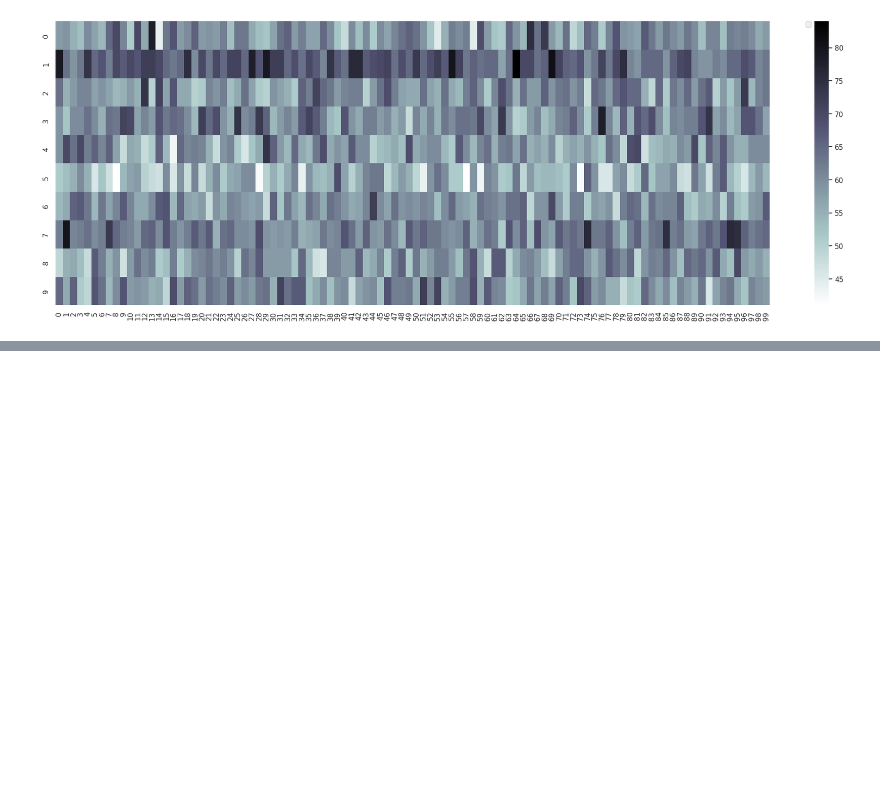
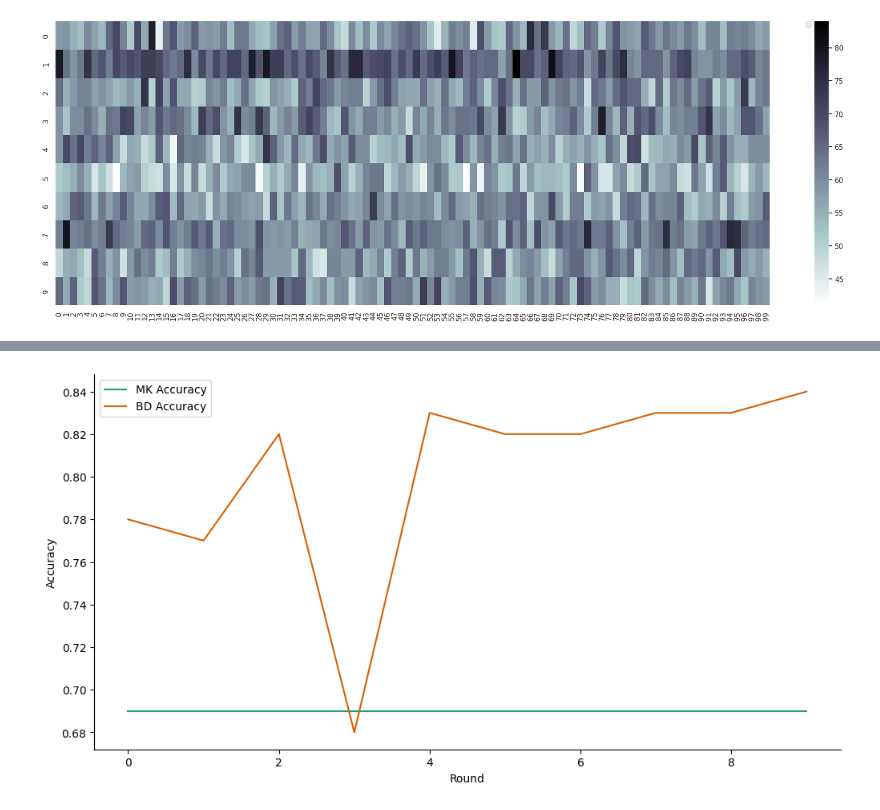
Before and after one commit to andrasfe/decfed, a Jupyter notebook: federated-learning-v1-2.ipynb, the cells around one changed output, grey strips where cells are left out. Cells and saved outputs as stored; diff of their text form; code cells hidden in the pictures; blank space fills up the shorter version.

Commit message:
added plots to notebook

```diff
--- a/federated-learning-v1-2.ipynb
+++ b/federated-learning-v1-2.ipynb
@@ -1046,0 +1080,5 @@ noniid_df
+# %%
+scores = []
+for data in run_logs:
+  round_data = calculate_metrics_from_json(data)
+  scores.append(round_data)
@@ -1046,0 +1103,5 @@ noniid_df
+# %%
+from pandas import DataFrame
+df = DataFrame(scores, columns=['round', 'accuracy1', 'precision1', 'recall1', 'f1_score1', 'accuracy2', 'precision2', 'recall2', 'f1_score2'])
+df = df[:10]
+df
@@ -1046,0 +1120,29 @@ noniid_df
+# %%
+def _plot_series(series, series_name, series_index, series1_key, series2_key, algos):
+    from matplotlib import pyplot as plt
+    import seaborn as sns
+    palette = list(sns.color_palette('Dark2'))  # Use color_palette instead of mpl_palette
+    xs = series['round']
+    ys1 = series[series1_key]
+    ys2 = series[series2_key]
+
+    # Plot accuracy1
+    plt.plot(xs, ys1, label=f'{algos[0]} {series_name}', color=palette[series_index % len(palette)])
+    # Plot accuracy2 with a different color
+    plt.plot(xs, ys2, label=f'{algos[1]} {series_name}', color=palette[(series_index + 1) % len(palette)])
+# %%
+def render_plot(title, series1_key, series2_key):
+  fig, ax = plt.subplots(figsize=(10, 5.2), layout='constrained')
+  df_1 = df
+  df_sorted = _df_1.sort_values('round', ascending=True)
+
+  # Assuming _df_8 has columns 'round', 'accuracy1', and 'accuracy2'
+  _plot_series(df_sorted, title, 0, series1_key=series1_key, series2_key=series2_key, algos=['MK', 'BD'])
+  sns.despine(fig=fig, ax=ax)
+  plt.xlabel('Round')
+  _ = plt.ylabel(title)
+  plt.legend()  # Display legend to show series names
+# %%
+render_plot(title='Accuracy', series1_key='accuracy1', series2_key='accuracy2')
+# %% [output]
+[figure, added]
```
Also changed, not shown: parts of 44 cells of this notebook.
